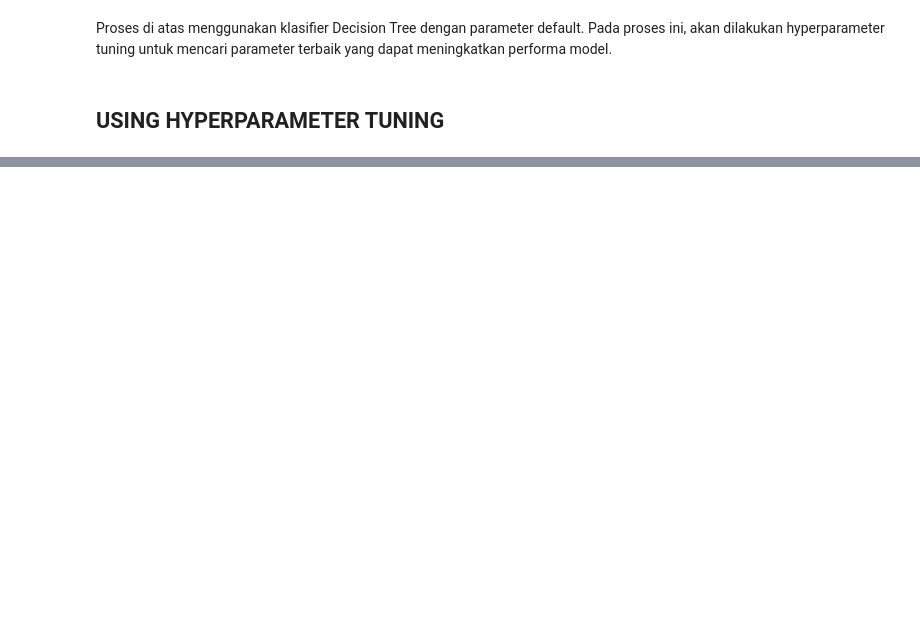
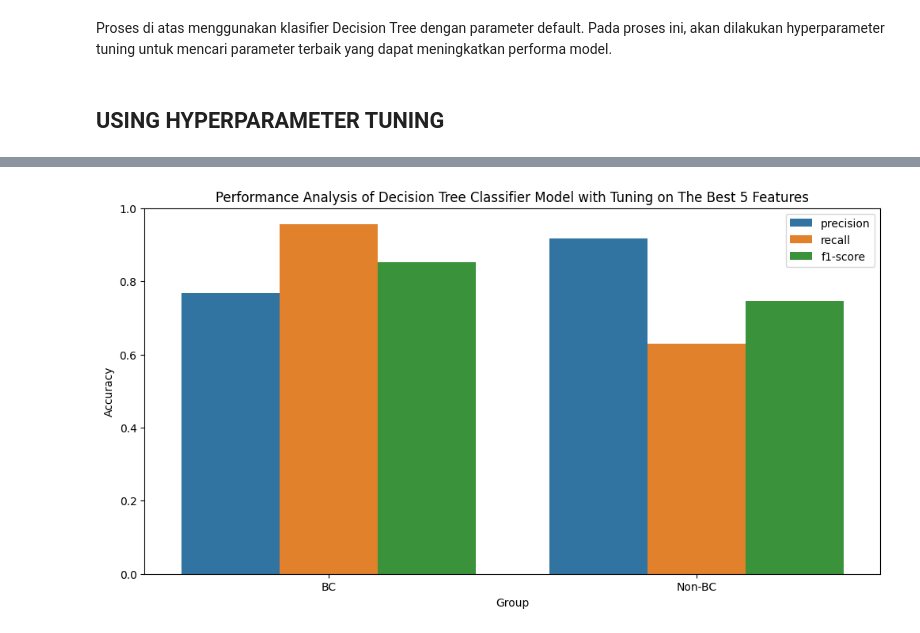
Before and after one commit to YOGASATWIKA/datamining, a Jupyter notebook: gemastik-data-mining.ipynb, the cells around one changed output, grey strips where cells are left out. Cells and saved outputs as stored; diff of their text form; code cells hidden in the pictures; blank space fills up the shorter version.

```diff
--- a/gemastik-data-mining.ipynb
+++ b/gemastik-data-mining.ipynb
@@ -391,0 +467,20 @@ Test accuracy: 0.8
+# %%
+# Membuat klasifier DecisionTreeClassifier dengan parameter yang tidak default
+clf = DecisionTreeClassifier(
+        criterion = study.best_params['criterion'],
+        splitter = study.best_params['splitter'],
+        min_samples_split = study.best_params['min_samples_split'],
+        max_depth = study.best_params['max_depth'],
+        class_weight = study.best_params['class_weight'],
+        random_state = 1
+    )
+
+clf.fit(X_train[top_6], y_train)
+y_pred = clf.predict(X_test[top_6])
+
+print(classification_report(y_test, y_pred))
+
+print("Akurasi: {}".format(accuracy_score(y_test, y_pred)))
+print("Precision: {}".format(precision_score(y_test, y_pred, average='macro')))
+print("Recall: {}".format(recall_score(y_test, y_pred, average='macro')))
+print("F1 Score: {}".format(f1_score(y_test, y_pred, average='macro')))
@@ -391,0 +535,4 @@ Test accuracy: 0.8
+# %%
+visualization(y_test, y_pred, 'Performance Analysis of Decision Tree Classifier Model with Tuning on The Best 5 Features', 'Group', 'Accuracy')
+# %% [output]
+[figure, added]
```
Also changed, not shown: parts of 22 cells of this notebook, 5 other files.
